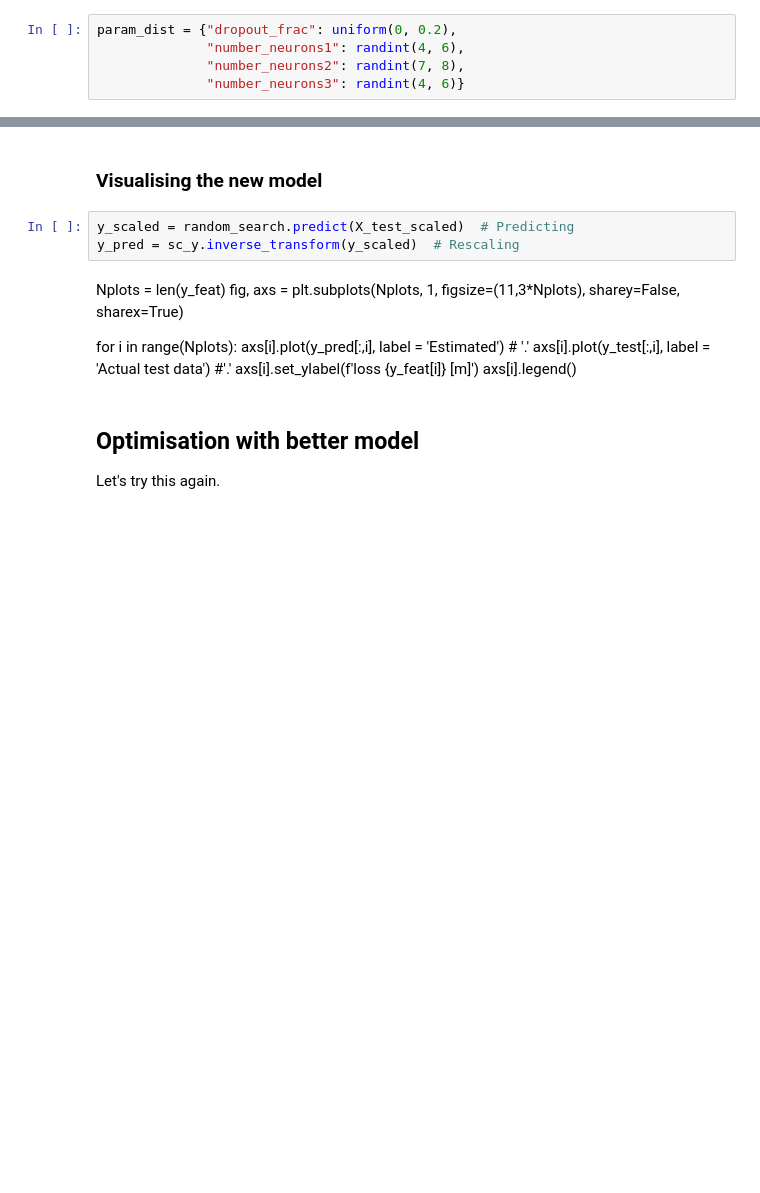
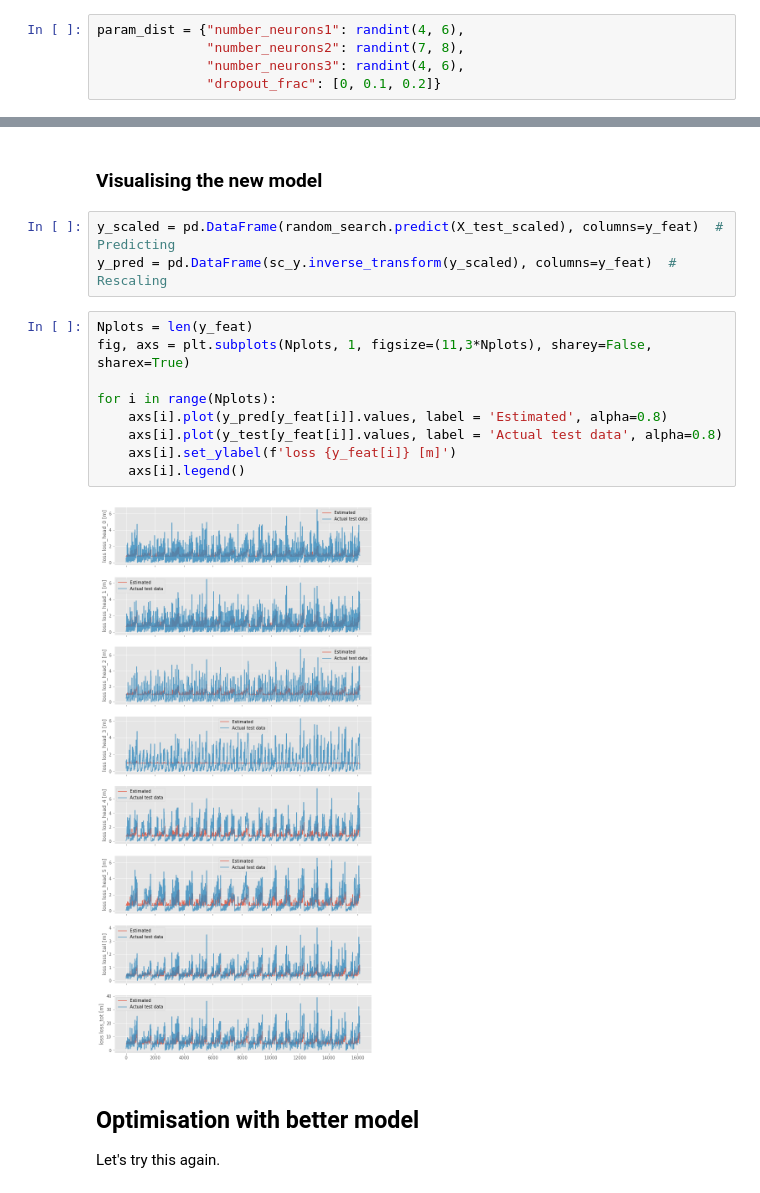
Before and after one commit to sintefmath/Digitalakademi, a Jupyter notebook: Details of Machine Learning and Optimisation/hands on/ML_opt.ipynb, the cells around one changed output, grey strips where cells are left out. Cells and saved outputs as stored; diff of their text form; blank space fills up the shorter version.

```diff
--- a/Details of Machine Learning and Optimisation/hands on/ML_opt.ipynb
+++ b/Details of Machine Learning and Optimisation/hands on/ML_opt.ipynb
@@ -506,10 +534,10 @@ Manually searching through hyper parameters isn't very effective. Instead we wil
 
 <span style="color:orange"> Set some ranges for the layer sizes and search through the hyper parameter space. This may take a while, so we just run a very small grid with few iterations and cross-validations. </span>
 # %%
-param_dist = {"dropout_frac": uniform(0, 0.2),
-              "number_neurons1": randint(4, 6),
+param_dist = {"number_neurons1": randint(4, 6),
               "number_neurons2": randint(7, 8),
-              "number_neurons3": randint(4, 6)}
+              "number_neurons3": randint(4, 6),
+              "dropout_frac": [0, 0.1, 0.2]}
 # %%
 # In order to use randomized searh we need to define our model as a regressor
 k_model = KerasRegressor(build_fn=createModel, verbose=0)
@@ -540,17 +601,19 @@ best_params = {'dropout_frac': 0.1, 'number_neurons1': 18, 'number_neurons2': 10
 # %% [markdown]
 ### Visualising the new model
 # %%
-y_scaled = random_search.predict(X_test_scaled)  # Predicting
-y_pred = sc_y.inverse_transform(y_scaled)  # Rescaling
+y_scaled = pd.DataFrame(random_search.predict(X_test_scaled), columns=y_feat)  # Predicting
+y_pred = pd.DataFrame(sc_y.inverse_transform(y_scaled), columns=y_feat)  # Rescaling
-# %% [markdown]
-Nplots = len(y_feat)
-fig, axs = plt.subplots(Nplots, 1, figsize=(11,3*Nplots), sharey=False, sharex=True)
-
-for i in range(Nplots):
-    axs[i].plot(y_pred[:,i], label = 'Estimated') #  '.'
-    axs[i].plot(y_test[:,i], label = 'Actual test data')  #'.'
-    axs[i].set_ylabel(f'loss {y_feat[i]} [m]')
-    axs[i].legend()
+# %%
+Nplots = len(y_feat)
+fig, axs = plt.subplots(Nplots, 1, figsize=(11,3*Nplots), sharey=False, sharex=True)
+
+for i in range(Nplots):
+    axs[i].plot(y_pred[y_feat[i]].values, label = 'Estimated', alpha=0.8)
+    axs[i].plot(y_test[y_feat[i]].values, label = 'Actual test data', alpha=0.8)
+    axs[i].set_ylabel(f'loss {y_feat[i]} [m]')
+    axs[i].legend()
+# %% [output]
+[figure, added]
 # %% [markdown]
 ## Optimisation with better model
 
```
Also changed, not shown: parts of 20 cells of this notebook, 1 other file.
